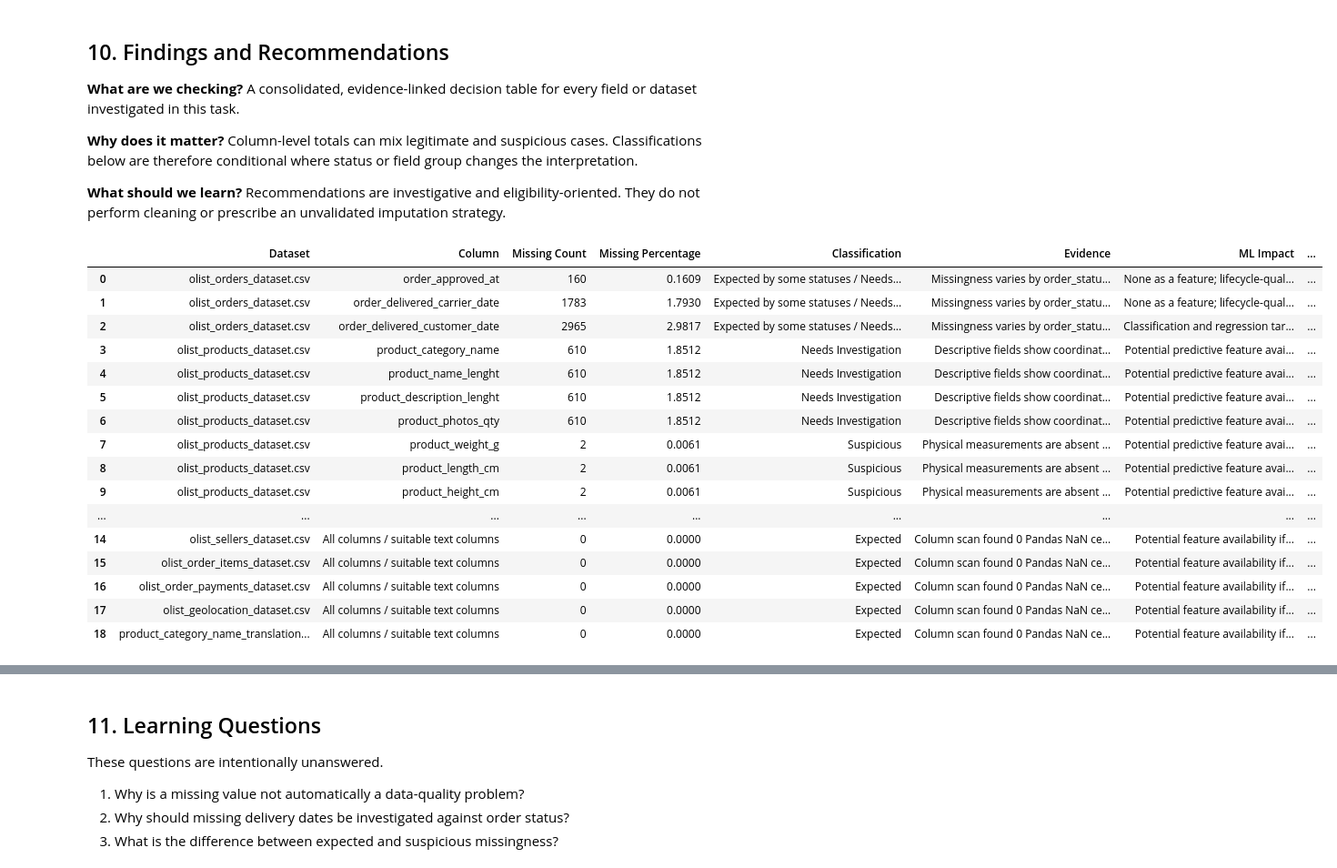
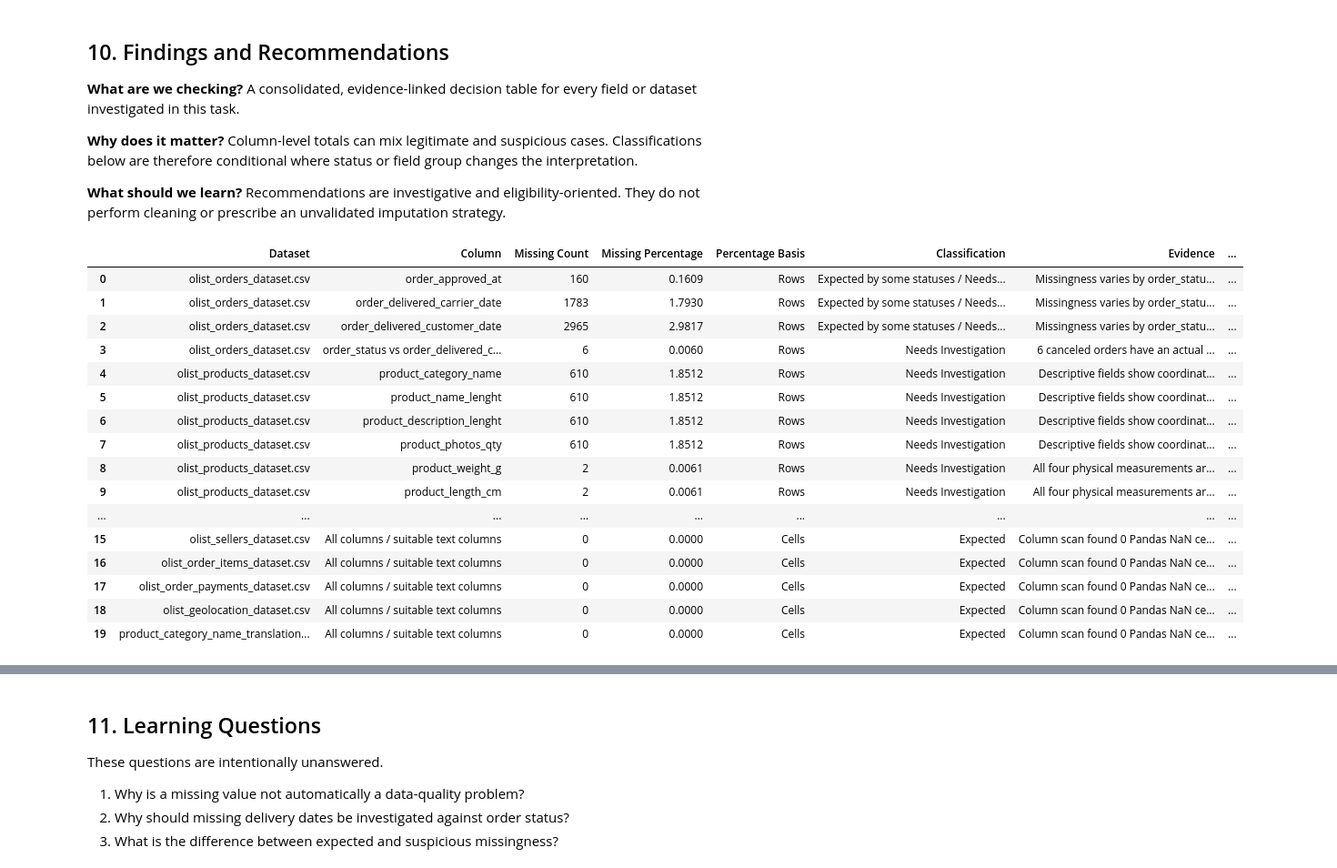
Before and after one commit to mmubashir95/ecommerce-delivery-intelligence, a Jupyter notebook: notebooks/02_data_quality.ipynb, the cells around one changed output, grey strips where cells are left out. Shown at 91% size. Saved outputs shown, nothing was run; the diff lists cells and outputs as text; code cells hidden in the pictures.

```diff
--- a/notebooks/02_data_quality.ipynb
+++ b/notebooks/02_data_quality.ipynb
@@ -733,6 +809,13 @@ def missing_count_and_percentage(
     return count, percentage
 
 
+canceled_with_delivery_count = int(
+    (
+        orders["order_status"].eq("canceled")
+        & orders["order_delivered_customer_date"].notna()
+    ).sum()
+)
+
 findings_rows = []
 
 for column in ORDER_MISSING_COLUMNS:
@@ -742,7 +825,7 @@ for column in ORDER_MISSING_COLUMNS:
     )
     if column == "order_delivered_customer_date":
         ml_impact = "Classification and regression target eligibility"
-        action = "Assess label eligibility; investigate delivered-status contradictions"
+        action = "Assess label eligibility; investigate delivered-status and canceled-with-delivery contradictions"
     else:
         ml_impact = "None as a feature; lifecycle-quality context only"
         action = "Retain for audit; investigate delivered-status contradictions"
@@ -752,6 +835,7 @@ for column in ORDER_MISSING_COLUMNS:
             "Column": column,
             "Missing Count": count,
             "Missing Percentage": percentage,
+            "Percentage Basis": "Rows",
             "Classification": "Expected by some statuses / Needs Investigation when delivered",
             "Evidence": (
                 f"Missingness varies by order_status; {delivered_missing} delivered rows are missing this field."
@@ -760,6 +844,24 @@ for column in ORDER_MISSING_COLUMNS:
             "Proposed Action": action,
         }
     )
+
+# A contradiction in the opposite direction: an outcome timestamp exists even
+# though the status says the order was canceled. This affects label eligibility.
+findings_rows.append(
+    {
+        "Dataset": DATASET_FILES["Orders"],
+        "Column": "order_status vs order_delivered_customer_date",
+        "Missing Count": canceled_with_delivery_count,
+        "Missing Percentage": canceled_with_delivery_count / len(orders) * 100,
+        "Percentage Basis": "Rows",
+        "Classification": "Needs Investigation",
+        "Evidence": (
+            f"{canceled_with_delivery_count} canceled orders have an actual customer-delivery timestamp (count of contradictions, not missing cells)."
+        ),
+        "ML Impact": "Open target-eligibility decision: timestamp-only vs status-based rule",
+        "Proposed Action": "Decide and document the eligibility rule in target construction; report the count",
+    }
+)
 
 for column in PRODUCT_INVESTIGATION_COLUMNS:
     count, percentage = missing_count_and_percentage(products, column)
@@ -770,8 +872,8 @@ for column in PRODUCT_INVESTIGATION_COLUMNS:
         )
         action = "Retain; document missing indicator and consider later train-only treatment"
     else:
-        classification = "Suspicious"
-        evidence = "Physical measurements are absent in a very small coordinated product set."
+        classification = "Needs Investigation"
+        evidence = "All four physical measurements are absent together for a very small product set."
         action = "Investigate source records; consider later train-only treatment"
     findings_rows.append(
         {
@@ -779,6 +881,7 @@ for column in PRODUCT_INVESTIGATION_COLUMNS:
             "Column": column,
             "Missing Count": count,
             "Missing Percentage": percentage,
+            "Percentage Basis": "Rows",
             "Classification": classification,
             "Evidence": evidence,
             "ML Impact": "Potential predictive feature availability",
@@ -794,8 +897,13 @@ for column in REVIEW_TEXT_COLUMNS:
             "Column": column,
             "Missing Count": count,
             "Missing Percentage": percentage,
+            "Percentage Basis": "Rows",
             "Classification": "Expected",
-            "Evidence": "Comment text is optional; valid review-score records exist without it.",
+            "Evidence": (
+                f"Comment text is optional; valid review-score records exist without it. "
+                f"A further {int(review_hidden_missing.set_index('Column').loc[column, ['Whitespace Only', 'Suspected Placeholder']].sum())} "
+                "populated values are whitespace-only or placeholder-like."
+            ),
             "ML Impact": "None as a feature; retrospective analysis only",
             "Proposed Action": "Retain missingness; exclude all review data from purchase-time features",
         }
@@ -803,51 +911,54 @@ for column in REVIEW_TEXT_COLUMNS:
 
 for dataset_name, dataframe in OTHER_DATASETS.items():
     profile = hidden_missing_details.loc[
         hidden_missing_details["Dataset"].eq(dataset_name)
     ]
     actual_missing = int(profile["Pandas NaN"].sum())
+    # Empty strings are excluded here because they are the same cells Pandas
+    # already counts as NaN; only additional hidden representations are added.
     hidden_missing = int(
-        profile[["Empty String", "Whitespace Only", "Suspected Placeholder"]]
+        profile[["Whitespace Only", "Suspected Placeholder", "Converted To NaN"]]
         .sum()
         .sum()
     )
     findings_rows.append(
         {
             "Dataset": DATASET_FILES[dataset_name],
             "Column": "All columns / suitable text columns",
             "Missing Count": actual_missing,
             "Missing Percentage": (
                 actual_missing / dataframe.size * 100 if dataframe.size else 0.0
             ),
+            "Percentage Basis": "Cells",
             "Classification": "Expected" if actual_missing == 0 and hidden_missing == 0 else "Needs Investigation",
             "Evidence": (
                 f"Column scan found {actual_missing} Pandas NaN cells and {hidden_missing} hidden/suspected placeholder matches."
             ),
             "ML Impact": "Potential feature availability if any missingness is found",
             "Proposed Action": "Retain source values; investigate tokens in column context",
         }
     )
 
 findings = pd.DataFrame(findings_rows)
 display(findings)
 # %% [output]
-|  | Dataset | Column | Missing Count | Missing Percentage | Classification | Evidence | ML Impact | ... |
-| 0 | olist_orders_dataset.csv | order_approved_at | 160 | 0.1609 | Expected by some statuses / Needs... | Missingness varies by order_statu... | None as a feature; lifecycle-qual... | ... |
-| 1 | olist_orders_dataset.csv | order_delivered_carrier_date | 1783 | 1.7930 | Expected by some statuses / Needs... | Missingness varies by order_statu... | None as a feature; lifecycle-qual... | ... |
-| 2 | olist_orders_dataset.csv | order_delivered_customer_date | 2965 | 2.9817 | Expected by some statuses / Needs... | Missingness varies by order_statu... | Classification and regression tar... | ... |
-| 3 | olist_products_dataset.csv | product_category_name | 610 | 1.8512 | Needs Investigation | Descriptive fields show coordinat... | Potential predictive feature avai... | ... |
-| 4 | olist_products_dataset.csv | product_name_lenght | 610 | 1.8512 | Needs Investigation | Descriptive fields show coordinat... | Potential predictive feature avai... | ... |
-| 5 | olist_products_dataset.csv | product_description_lenght | 610 | 1.8512 | Needs Investigation | Descriptive fields show coordinat... | Potential predictive feature avai... | ... |
-| 6 | olist_products_dataset.csv | product_photos_qty | 610 | 1.8512 | Needs Investigation | Descriptive fields show coordinat... | Potential predictive feature avai... | ... |
-| 7 | olist_products_dataset.csv | product_weight_g | 2 | 0.0061 | Suspicious | Physical measurements are absent ... | Potential predictive feature avai... | ... |
-| 8 | olist_products_dataset.csv | product_length_cm | 2 | 0.0061 | Suspicious | Physical measurements are absent ... | Potential predictive feature avai... | ... |
-| 9 | olist_products_dataset.csv | product_height_cm | 2 | 0.0061 | Suspicious | Physical measurements are absent ... | Potential predictive feature avai... | ... |
+|  | Dataset | Column | Missing Count | Missing Percentage | Percentage Basis | Classification | Evidence | ... |
+| 0 | olist_orders_dataset.csv | order_approved_at | 160 | 0.1609 | Rows | Expected by some statuses / Needs... | Missingness varies by order_statu... | ... |
+| 1 | olist_orders_dataset.csv | order_delivered_carrier_date | 1783 | 1.7930 | Rows | Expected by some statuses / Needs... | Missingness varies by order_statu... | ... |
+| 2 | olist_orders_dataset.csv | order_delivered_customer_date | 2965 | 2.9817 | Rows | Expected by some statuses / Needs... | Missingness varies by order_statu... | ... |
+| 3 | olist_orders_dataset.csv | order_status vs order_delivered_c... | 6 | 0.0060 | Rows | Needs Investigation | 6 canceled orders have an actual ... | ... |
+| 4 | olist_products_dataset.csv | product_category_name | 610 | 1.8512 | Rows | Needs Investigation | Descriptive fields show coordinat... | ... |
+| 5 | olist_products_dataset.csv | product_name_lenght | 610 | 1.8512 | Rows | Needs Investigation | Descriptive fields show coordinat... | ... |
+| 6 | olist_products_dataset.csv | product_description_lenght | 610 | 1.8512 | Rows | Needs Investigation | Descriptive fields show coordinat... | ... |
+| 7 | olist_products_dataset.csv | product_photos_qty | 610 | 1.8512 | Rows | Needs Investigation | Descriptive fields show coordinat... | ... |
+| 8 | olist_products_dataset.csv | product_weight_g | 2 | 0.0061 | Rows | Needs Investigation | All four physical measurements ar... | ... |
+| 9 | olist_products_dataset.csv | product_length_cm | 2 | 0.0061 | Rows | Needs Investigation | All four physical measurements ar... | ... |
 | ... | ... | ... | ... | ... | ... | ... | ... | ... |
-| 14 | olist_sellers_dataset.csv | All columns / suitable text columns | 0 | 0.0000 | Expected | Column scan found 0 Pandas NaN ce... | Potential feature availability if... | ... |
-| 15 | olist_order_items_dataset.csv | All columns / suitable text columns | 0 | 0.0000 | Expected | Column scan found 0 Pandas NaN ce... | Potential feature availability if... | ... |
-| 16 | olist_order_payments_dataset.csv | All columns / suitable text columns | 0 | 0.0000 | Expected | Column scan found 0 Pandas NaN ce... | Potential feature availability if... | ... |
-| 17 | olist_geolocation_dataset.csv | All columns / suitable text columns | 0 | 0.0000 | Expected | Column scan found 0 Pandas NaN ce... | Potential feature availability if... | ... |
-| 18 | product_category_name_translation... | All columns / suitable text columns | 0 | 0.0000 | Expected | Column scan found 0 Pandas NaN ce... | Potential feature availability if... | ... |
+| 15 | olist_sellers_dataset.csv | All columns / suitable text columns | 0 | 0.0000 | Cells | Expected | Column scan found 0 Pandas NaN ce... | ... |
+| 16 | olist_order_items_dataset.csv | All columns / suitable text columns | 0 | 0.0000 | Cells | Expected | Column scan found 0 Pandas NaN ce... | ... |
+| 17 | olist_order_payments_dataset.csv | All columns / suitable text columns | 0 | 0.0000 | Cells | Expected | Column scan found 0 Pandas NaN ce... | ... |
+| 18 | olist_geolocation_dataset.csv | All columns / suitable text columns | 0 | 0.0000 | Cells | Expected | Column scan found 0 Pandas NaN ce... | ... |
+| 19 | product_category_name_translation... | All columns / suitable text columns | 0 | 0.0000 | Cells | Expected | Column scan found 0 Pandas NaN ce... | ... |
 # %% [markdown]
 ### Recommendations
 
```
Also changed, not shown: parts of 9 cells of this notebook.
